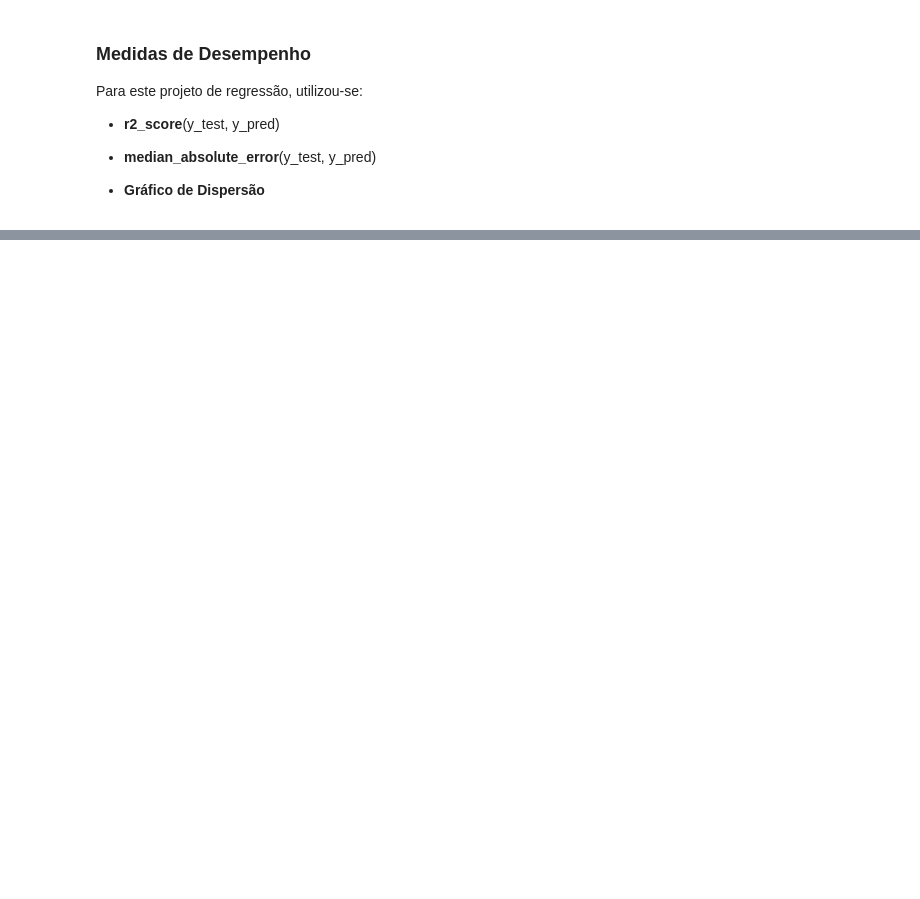
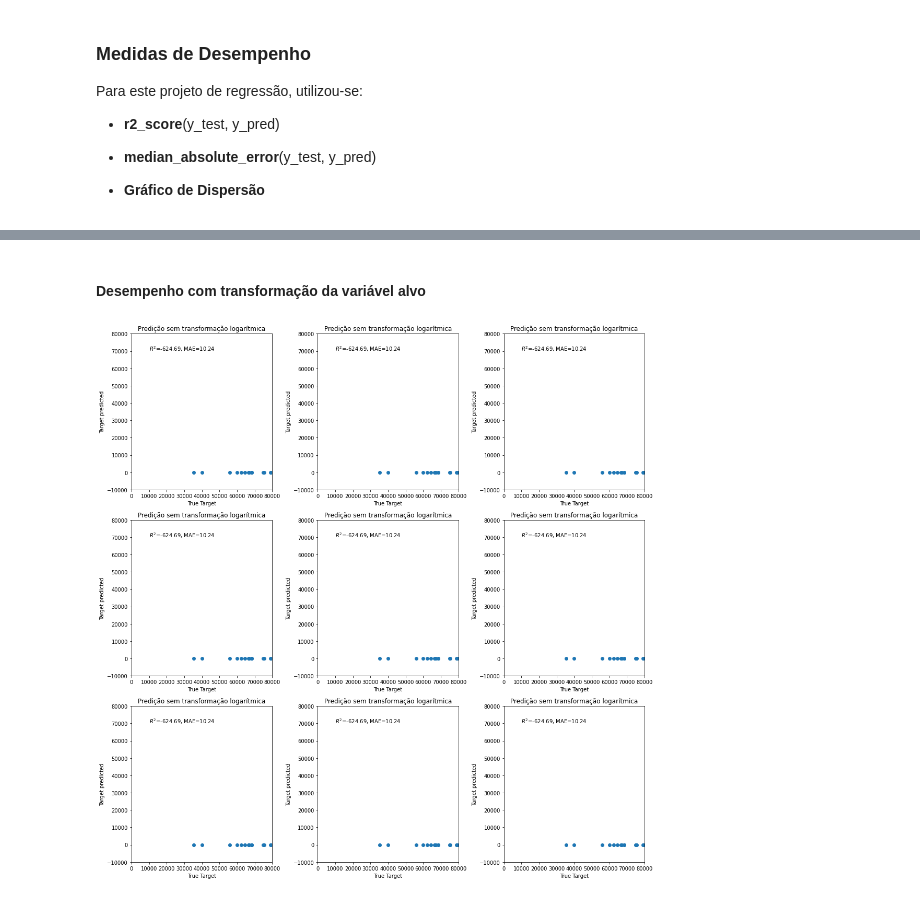
Before and after one commit to anisiobfilho/regression_neuralnetworks_univasf, a Jupyter notebook: RegressionByNeuralNetwork.ipynb, the cells around one changed output, grey strips where cells are left out. Saved outputs shown, nothing was run; the diff lists cells and outputs as text; code cells hidden in the pictures; blank space fills up the shorter version.

```diff
--- a/RegressionByNeuralNetwork.ipynb
+++ b/RegressionByNeuralNetwork.ipynb
@@ -208,7 +239,10 @@ f.tight_layout(rect=[0.05, 0.05, 0.95, 0.95])
-# %%
-for pair in models.keys():
-    print(f'Treinando com:\nLearning Rate = {pair[0]}\nNeurônios na camada escondida = {pair[1]}')
-    Log[pair] = models[pair].fit(X_train, y_train_log, batch_size=batch_size, epochs=epochs)
+# %% [markdown]
+#### Desempenho com transformação da variável alvo
 # %%
-for pair in models.keys():
-    plot_target_metricts(models[pair], X_test, y_test_log, transformed=True)
+y_pred_data_log = []
+for pair in models_log.keys():
+    y_pred_data_log.append(predict(models_log[pair], X_test, y_test_log, transformed=True))
+
+plot_target_metricts(y_test, y_pred_data_log)
+# %% [output]
+[figure, added]
```
Also changed, not shown: parts of 19 cells of this notebook.
